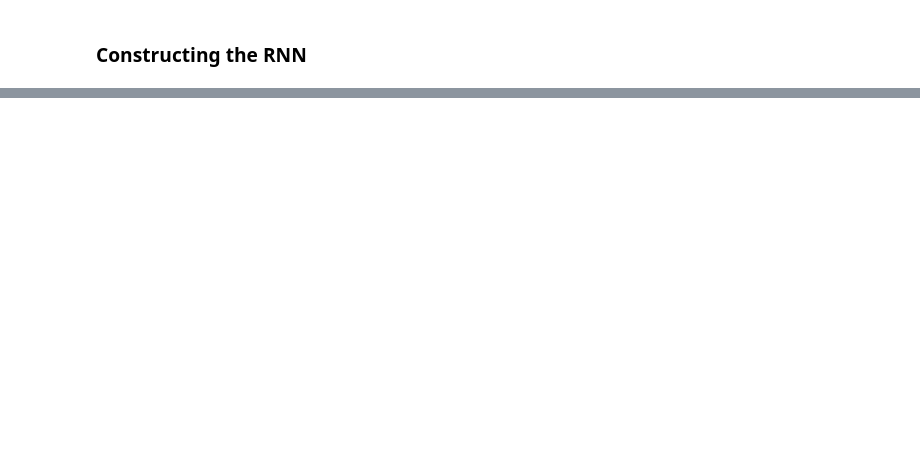
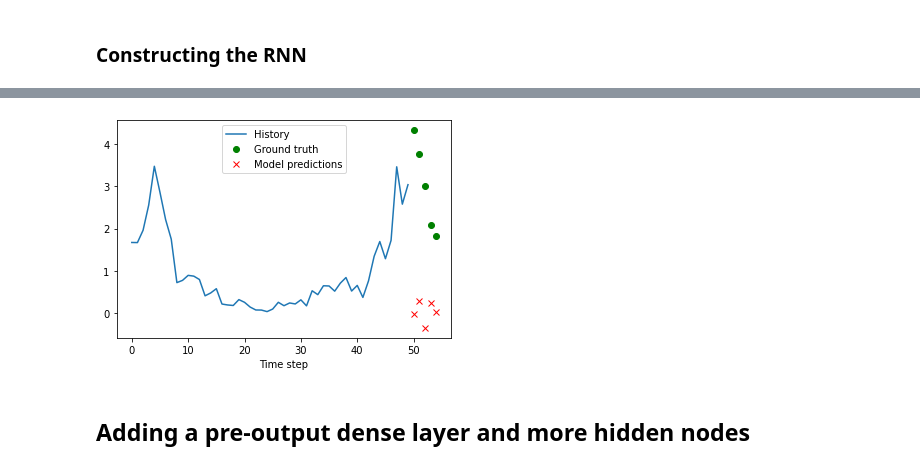
Before and after one commit to benlevyx/modelling-infectious-disease, a Jupyter notebook: notebooks/rnn_timeseries_experimentation.ipynb, the cells around one changed output, grey strips where cells are left out. Cells and saved outputs as stored; diff of their text form; code cells hidden in the pictures; blank space fills up the shorter version.

```diff
--- a/notebooks/rnn_timeseries_experimentation.ipynb
+++ b/notebooks/rnn_timeseries_experimentation.ipynb
@@ -129,7 +173,0 @@ plotting.plot_history(history)
-# %%
-def
-
-idx_eval = 1000
-X_eval = X_test[idx_eval].reshape(1, -1, 1)
-y_eval = y_test[idx_eval]
-y_pred = simple_lstm.predict(X_eval)
@@ -139,0 +174,14 @@ plotting.plot_time_series_prediction(X_eval, y_eval, y_pred)
+# %%
+def plot_model_pred(model, X, y=None, idx=None, ax=None):
+    if y is None and isinstance(X, tf.data.Dataset):
+        X_eval, y_eval = next(X.unbatch().batch(1).take(1).as_numpy_iterator())
+    else:
+        if not idx:
+            idx = np.random.choice(len(X))
+
+        X_eval = X_test[idx].reshape(1, -1, 1)
+        y_eval = y_test[idx].reshape(-1, 1)
+    y_pred = model.predict(X_eval).reshape(-1, 1)
+
+    plotting.plot_time_series_prediction(X_eval, y_eval, y_pred, ax=ax)
+#     plt.show()
@@ -139,0 +242,6 @@ plotting.plot_time_series_prediction(X_eval, y_eval, y_pred)
+# %%
+plot_model_pred(lstm2, ds_test)
+# %% [output]
+[figure, added]
+# %% [markdown]
+## Adding a pre-output dense layer and more hidden nodes
```
Also changed, not shown: parts of 23 cells of this notebook.
